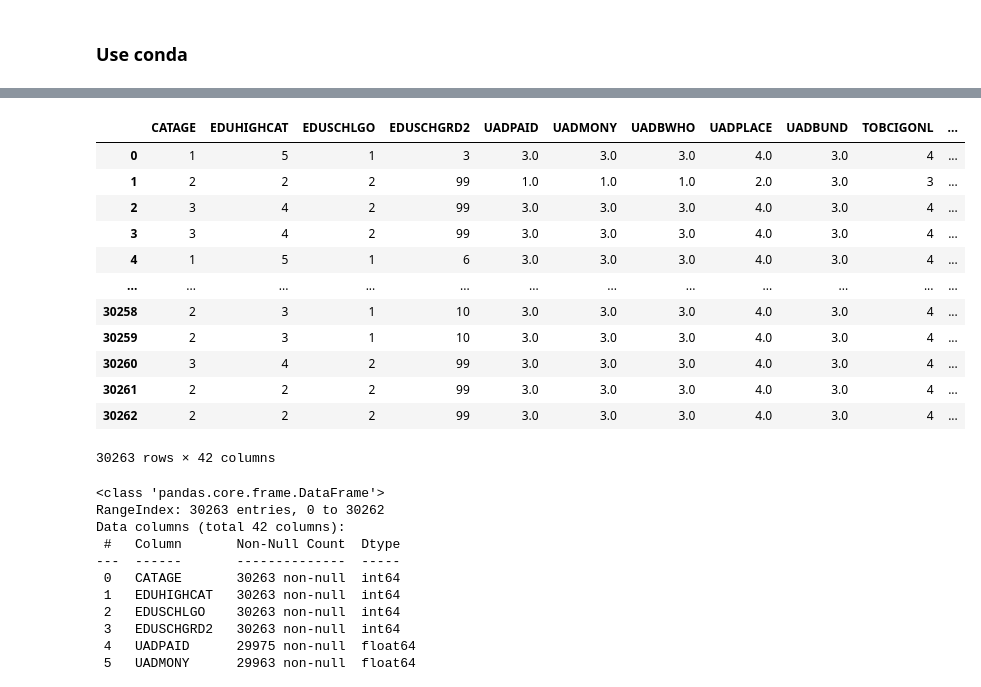
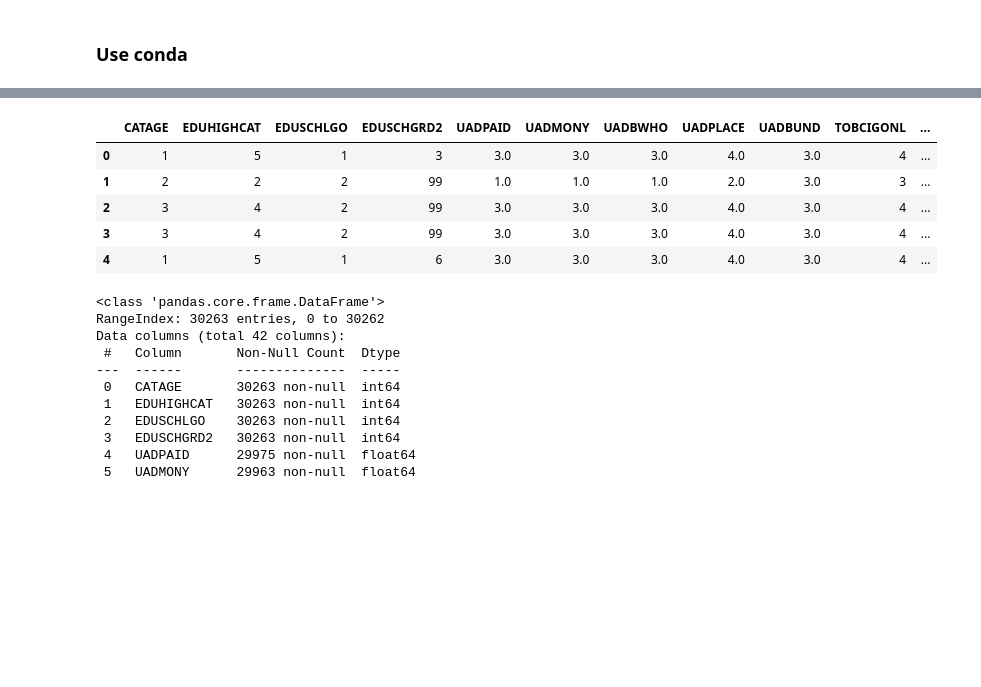
Before and after one commit to agorricho/TAG_Data_Challenge_2025, a Jupyter notebook: strdata/NSDUH_Analysis.ipynb, the cells around one changed output, grey strips where cells are left out. Drawn from its saved outputs; the diff is of its cells as text; code cells hidden in the pictures; blank space fills up the shorter version.

```diff
--- a/strdata/NSDUH_Analysis.ipynb
+++ b/strdata/NSDUH_Analysis.ipynb
@@ -6,23 +40,18 @@ import numpy as np
 
 # Set pandas to display all columns
 pd.set_option('display.max_columns', None)
+# %%
+pd.set_option('display.max_columns', None)
 # %%
 df = pd.read_csv('NSDUH_2023_Cleaned.csv')
-df
+df.head()
 # %% [output]
 |  | CATAGE | EDUHIGHCAT | EDUSCHLGO | EDUSCHGRD2 | UADPAID | UADMONY | UADBWHO | UADPLACE | UADBUND | TOBCIGONL | ... |
 | 0 | 1 | 5 | 1 | 3 | 3.0 | 3.0 | 3.0 | 4.0 | 3.0 | 4 | ... |
 | 1 | 2 | 2 | 2 | 99 | 1.0 | 1.0 | 1.0 | 2.0 | 3.0 | 3 | ... |
 | 2 | 3 | 4 | 2 | 99 | 3.0 | 3.0 | 3.0 | 4.0 | 3.0 | 4 | ... |
 | 3 | 3 | 4 | 2 | 99 | 3.0 | 3.0 | 3.0 | 4.0 | 3.0 | 4 | ... |
 | 4 | 1 | 5 | 1 | 6 | 3.0 | 3.0 | 3.0 | 4.0 | 3.0 | 4 | ... |
-| ... | ... | ... | ... | ... | ... | ... | ... | ... | ... | ... | ... |
-| 30258 | 2 | 3 | 1 | 10 | 3.0 | 3.0 | 3.0 | 4.0 | 3.0 | 4 | ... |
-| 30259 | 2 | 3 | 1 | 10 | 3.0 | 3.0 | 3.0 | 4.0 | 3.0 | 4 | ... |
-| 30260 | 3 | 4 | 2 | 99 | 3.0 | 3.0 | 3.0 | 4.0 | 3.0 | 4 | ... |
-| 30261 | 2 | 2 | 2 | 99 | 3.0 | 3.0 | 3.0 | 4.0 | 3.0 | 4 | ... |
-| 30262 | 2 | 2 | 2 | 99 | 3.0 | 3.0 | 3.0 | 4.0 | 3.0 | 4 | ... |
-30263 rows × 42 columns
 # %%
 df.info()
 # %% [output]
```
Also changed, not shown: parts of 6 cells of this notebook, 24 other files.
